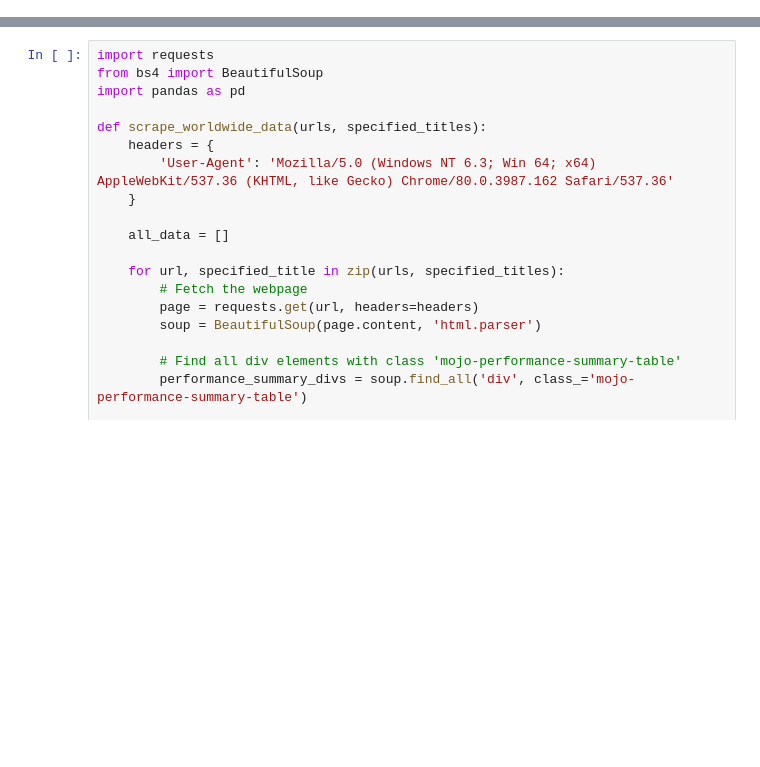
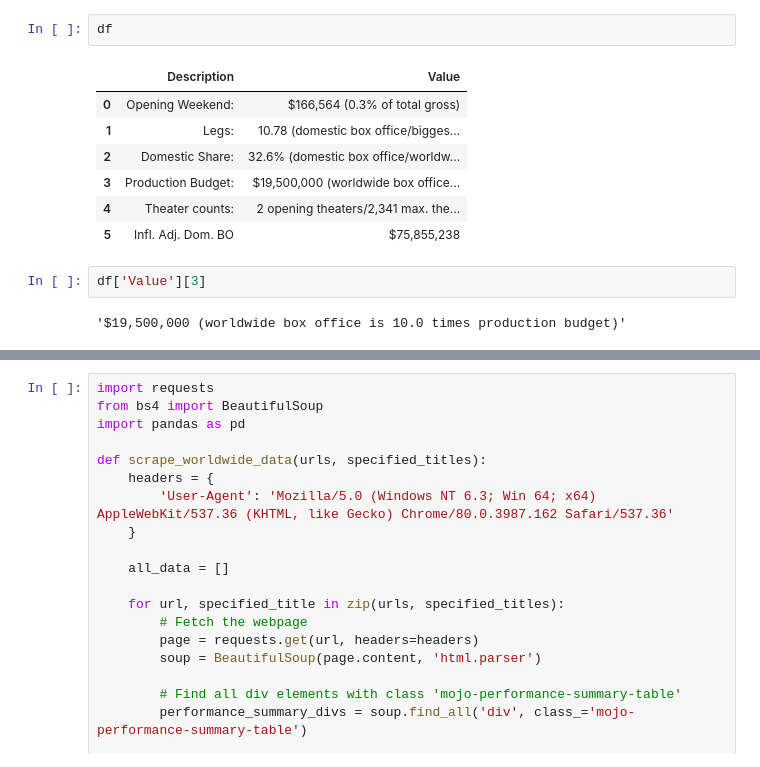
Before and after one commit to Bakko000/Data_journalism, a Jupyter notebook: Box office.ipynb, the cells around one changed output, grey strips where cells are left out. Saved outputs shown, nothing was run; the diff lists cells and outputs as text; blank space fills up the shorter version.

```diff
--- a/Box office.ipynb
+++ b/Box office.ipynb
@@ -6,0 +66,14 @@ import random
+# %%
+df
+# %% [output]
+|  | Description | Value |
+| 0 | Opening Weekend: | $166,564 (0.3% of total gross) |
+| 1 | Legs: | 10.78 (domestic box office/bigges... |
+| 2 | Domestic Share: | 32.6% (domestic box office/worldw... |
+| 3 | Production Budget: | $19,500,000 (worldwide box office... |
+| 4 | Theater counts: | 2 opening theaters/2,341 max. the... |
+| 5 | Infl. Adj. Dom. BO | $75,855,238 |
+# %%
+df['Value'][3]
+# %% [output]
+'$19,500,000 (worldwide box office is 10.0 times production budget)'
```
Also changed, not shown: parts of 15 cells of this notebook.
